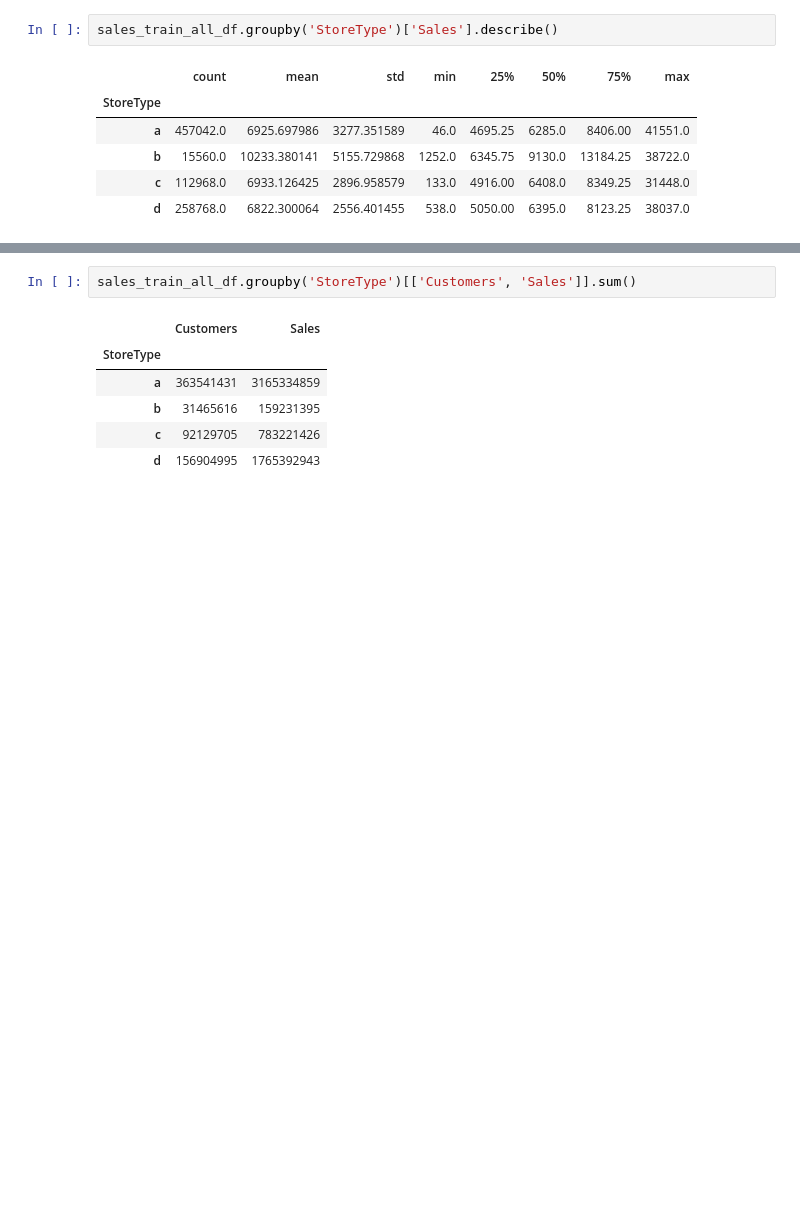
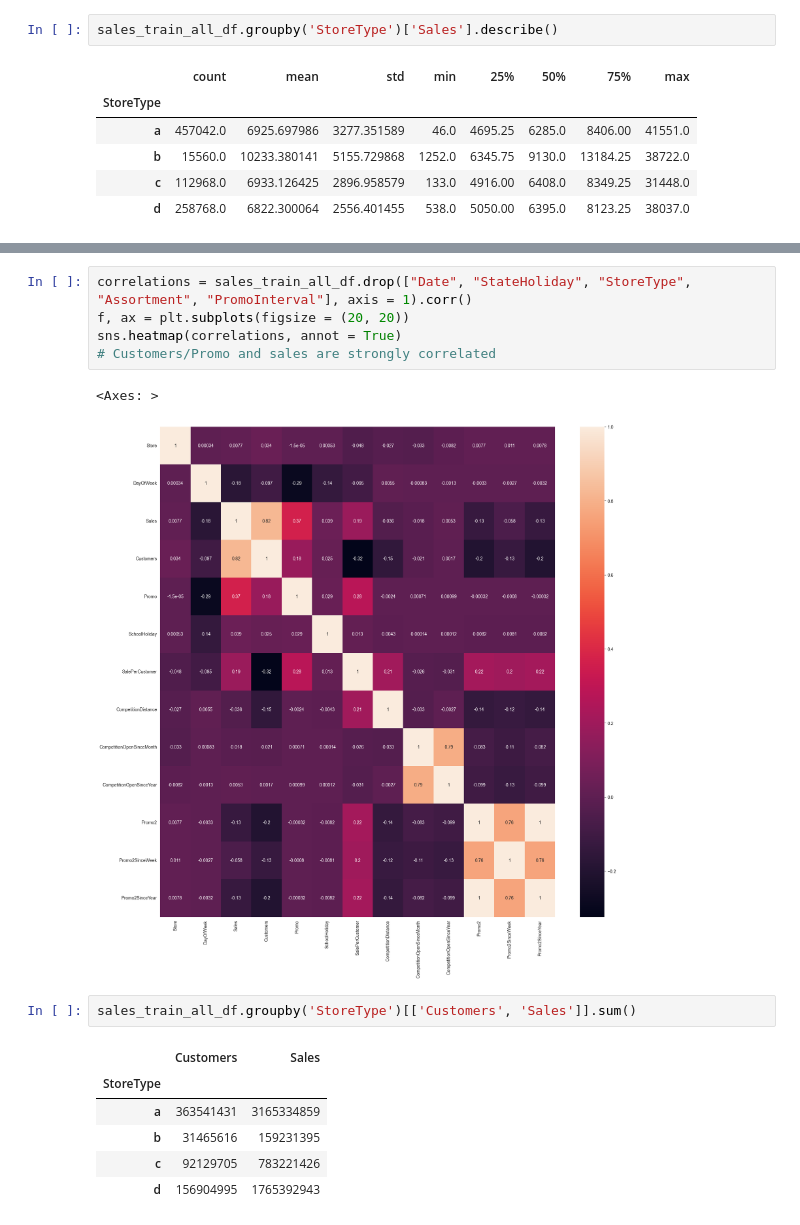
Before and after one commit to ToanNV/bps-asm, a Jupyter notebook: asm2/rossmann_store_sales_data_analysis.ipynb, the cells around one changed output, grey strips where cells are left out. Drawn from its saved outputs; the diff is of its cells as text; blank space fills up the shorter version.

```diff
--- a/asm2/rossmann_store_sales_data_analysis.ipynb
+++ b/asm2/rossmann_store_sales_data_analysis.ipynb
@@ -389,3 +414,11 @@ StoreType B has the highest average of Sales among all others, however we have m
+# %%
+correlations = sales_train_all_df.drop(["Date", "StateHoliday", "StoreType", "Assortment", "PromoInterval"], axis = 1).corr()
+f, ax = plt.subplots(figsize = (20, 20))
+sns.heatmap(correlations, annot = True)
+# Customers/Promo and sales are strongly correlated
+# %% [output]
+<Axes: >
+[figure, added]
 # %%
 sales_train_all_df.groupby('StoreType')[['Customers', 'Sales']].sum()
 # %% [output]
```
Also changed, not shown: parts of 14 cells of this notebook, 1 other file.
